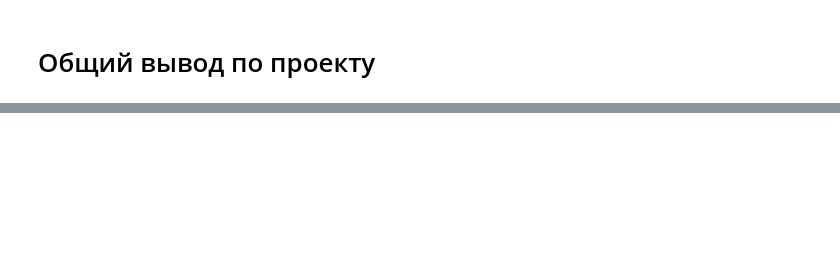
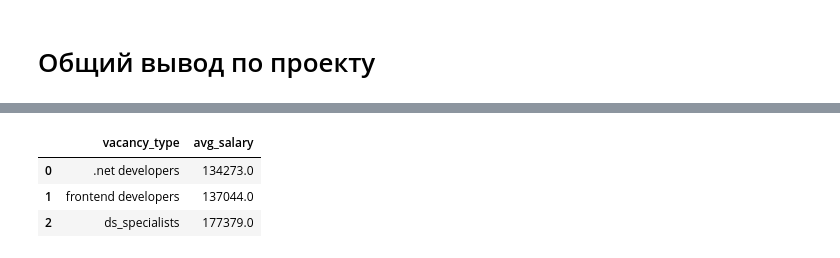
Before and after one commit to illbeurs/DS-Course, a Jupyter notebook: DS_Course_Folder/My projects/Profect_2/Project_2_main.ipynb, the cells around one changed output, grey strips where cells are left out. Cells and saved outputs as stored; diff of their text form; code cells hidden in the pictures; blank space fills up the shorter version.

```diff
--- a/DS_Course_Folder/My projects/Profect_2/Project_2_main.ipynb
+++ b/DS_Course_Folder/My projects/Profect_2/Project_2_main.ipynb
@@ -598,0 +569,35 @@ df
+# %%
+
+extra_query_1 = f'''
+    (select 'ds_specialists' as vacancy_type,
+    round(avg((coalesce(salary_from, salary_to) + coalesce(salary_to, salary_from))/2))
+    as avg_salary
+    from public.vacancies
+    where {ds_conditions}
+    group by 1)
+    union
+    (select 'frontend developers',
+    round(avg((coalesce(salary_from, salary_to) + coalesce(salary_to, salary_from))/2))
+    from public.vacancies
+    where lower(name) like '%frontend%' or
+          lower(name) like '%front-end%'or
+          lower(name) like '%html%' or
+          lower(name) like '%javascript%'
+    group by 1)
+    union
+    (select '.net developers',
+    round(avg((coalesce(salary_from, salary_to) + coalesce(salary_to, salary_from))/2))
+    from public.vacancies
+    where lower(name) like '%.net%' or
+          lower(name) like '%c#%'
+    group by 1)
+    order by 2
+'''
+# %%
+df = pd.read_sql_query(extra_query_1, connection)
+df
+# %% [output]
+|  | vacancy_type | avg_salary |
+| 0 | .net developers | 134273.0 |
+| 1 | frontend developers | 137044.0 |
+| 2 | ds_specialists | 177379.0 |
```
Also changed, not shown: parts of 15 cells of this notebook, 1 other file.
